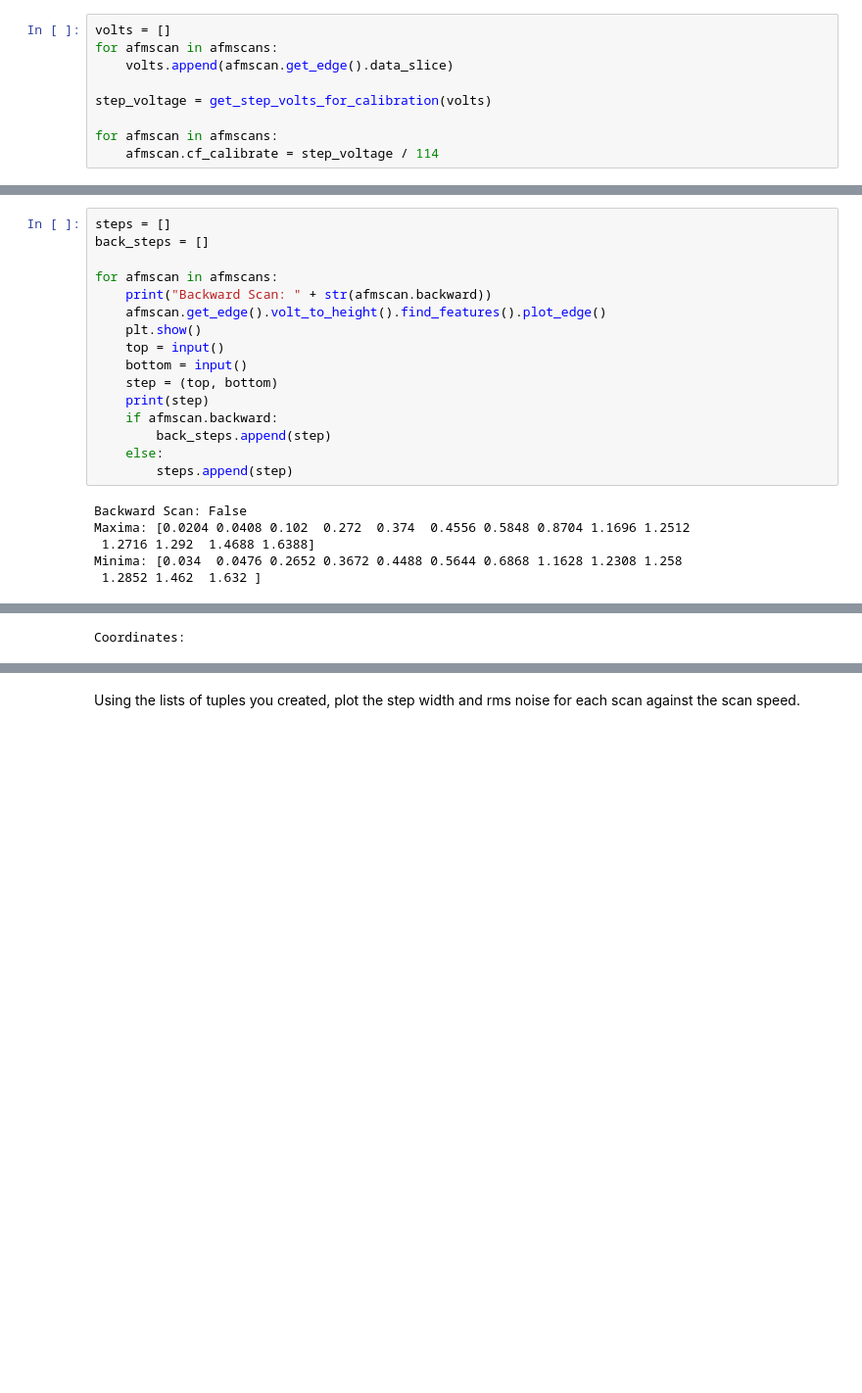
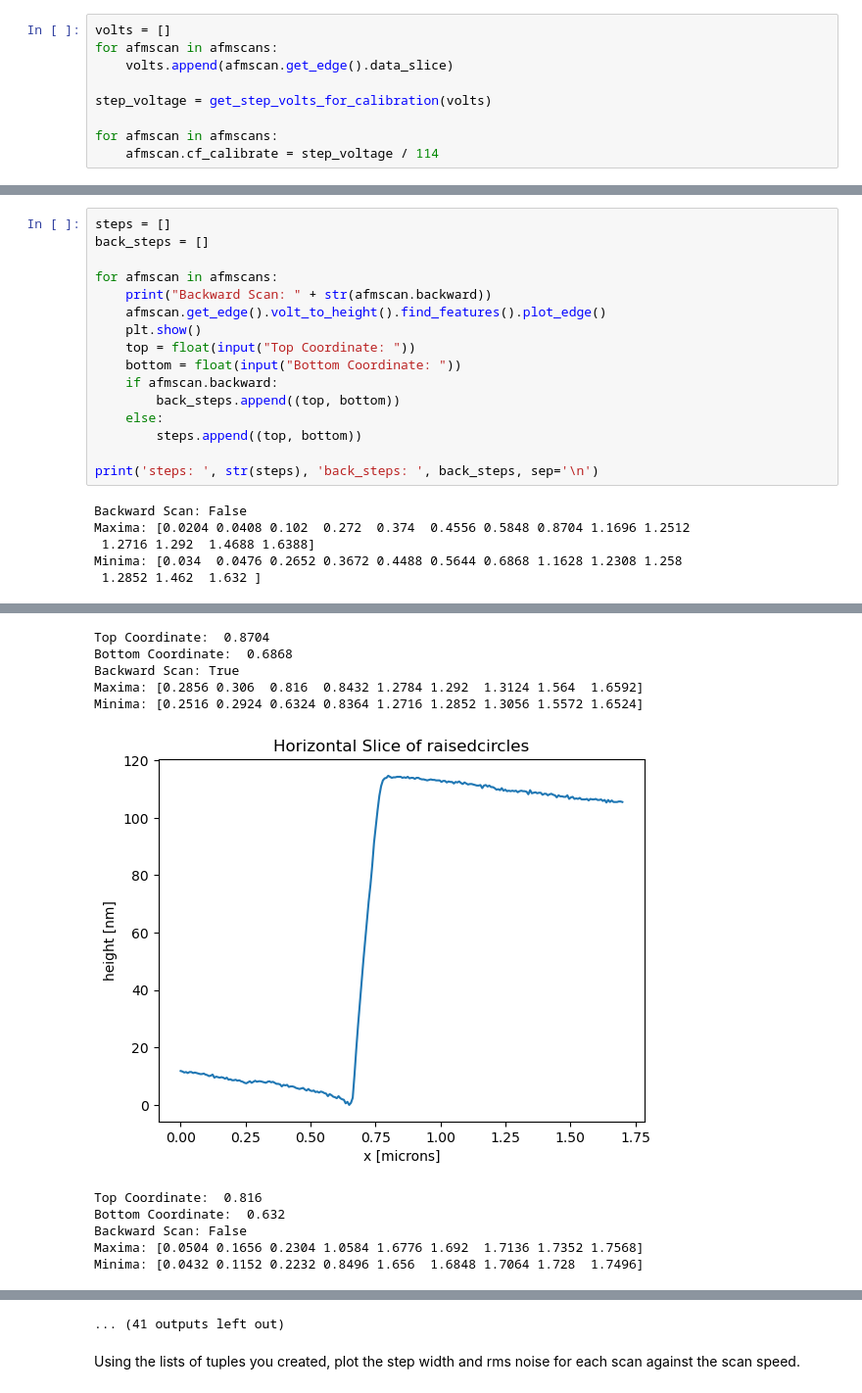
Before and after one commit to qt3uw/AFMLab, a Jupyter notebook: LabDemo.ipynb, the cells around one changed output, grey strips where cells are left out. Shown at 98% size. Drawn from its saved outputs; the diff is of its cells as text; blank space fills up the shorter version.

```diff
--- a/LabDemo.ipynb
+++ b/LabDemo.ipynb
@@ -38,24 +37,34 @@ Plot an edge of each file to locate the coordinates of the step. For each edge,
 # %%
 steps = []
 back_steps = []
 
 for afmscan in afmscans:
     print("Backward Scan: " + str(afmscan.backward))
     afmscan.get_edge().volt_to_height().find_features().plot_edge()
     plt.show()
-    top = input()
-    bottom = input()
-    step = (top, bottom)
-    print(step)
+    top = float(input("Top Coordinate: "))
+    bottom = float(input("Bottom Coordinate: "))
     if afmscan.backward:
-        back_steps.append(step)
+        back_steps.append((top, bottom))
     else:
-        steps.append(step)
+        steps.append((top, bottom))
+
+print('steps: ', str(steps), 'back_steps: ', back_steps, sep='\n')
 # %% [output]
 Backward Scan: False
 Maxima: [0.0204 0.0408 0.102  0.272  0.374  0.4556 0.5848 0.8704 1.1696 1.2512
  1.2716 1.292  1.4688 1.6388]
 Minima: [0.034  0.0476 0.2652 0.3672 0.4488 0.5644 0.6868 1.1628 1.2308 1.258
  1.2852 1.462  1.632 ]
 [figure]
-Coordinates:
+Top Coordinate:  0.8704
+Bottom Coordinate:  0.6868
+Backward Scan: True
+Maxima: [0.2856 0.306  0.816  0.8432 1.2784 1.292  1.3124 1.564  1.6592]
+Minima: [0.2516 0.2924 0.6324 0.8364 1.2716 1.2852 1.3056 1.5572 1.6524]
+[figure, added]
+Top Coordinate:  0.816
+Bottom Coordinate:  0.632
+Backward Scan: False
+Maxima: [0.0504 0.1656 0.2304 1.0584 1.6776 1.692  1.7136 1.7352 1.7568]
+Minima: [0.0432 0.1152 0.2232 0.8496 1.656  1.6848 1.7064 1.728  1.7496]
@@ -62,3 +96,4 @@ Coordinates:
+... (41 outputs left out)
 # %% [markdown]
 Using the lists of tuples you created, plot the step width and rms noise for each scan against the scan speed.
 # %%
```
Also changed, not shown: parts of 3 cells of this notebook.
